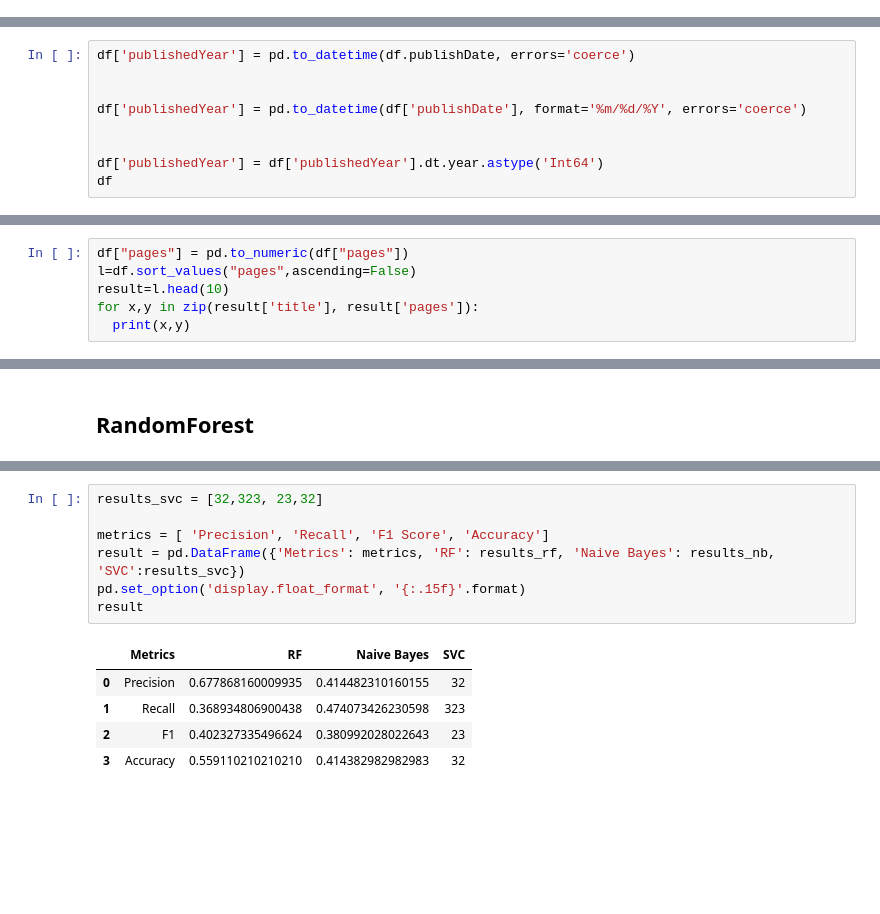
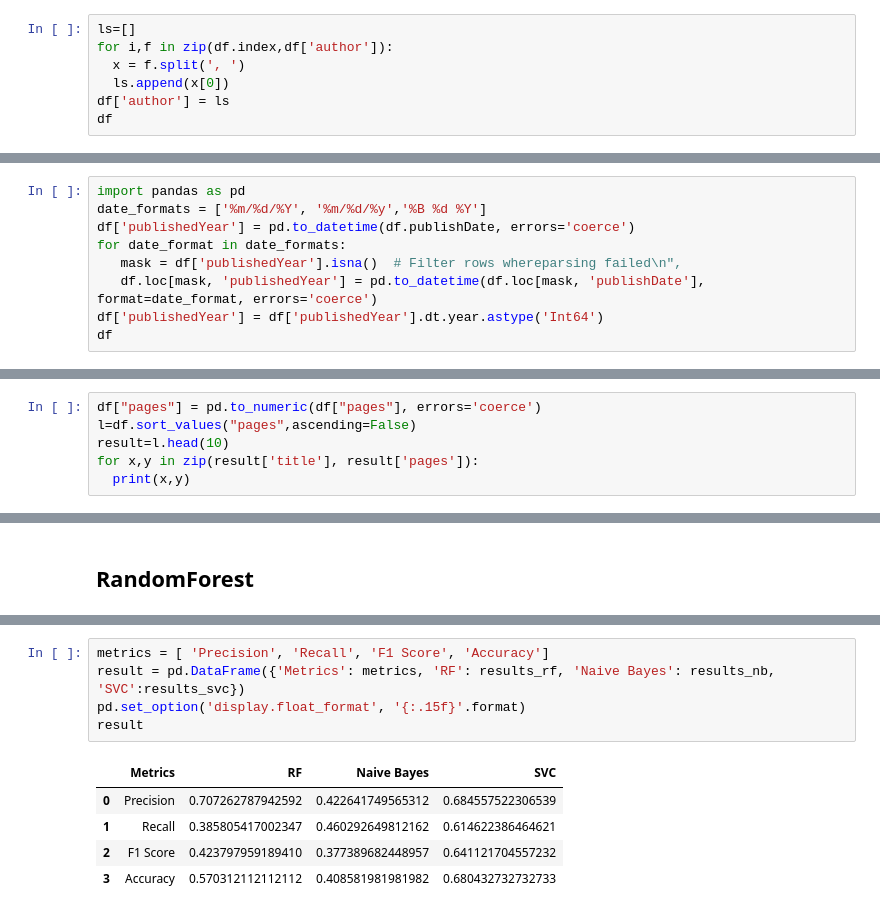
Before and after one commit to Kanellaman/Data-Mining-2, a Jupyter notebook: Untitled0.ipynb, the cells around one changed output, grey strips where cells are left out. Cells and saved outputs as stored; diff of their text form; blank space fills up the shorter version.

```diff
--- a/Untitled0.ipynb
+++ b/Untitled0.ipynb
@@ -98,0 +99,7 @@ df
+# %%
+ls=[]
+for i,f in zip(df.index,df['author']):
+  x = f.split(', ')
+  ls.append(x[0])
+df['author'] = ls
+df
@@ -99,10 +120,10 @@ df
 # %%
+import pandas as pd
+date_formats = ['%m/%d/%Y', '%m/%d/%y','%B %d %Y']
 df['publishedYear'] = pd.to_datetime(df.publishDate, errors='coerce')
-
-
-df['publishedYear'] = pd.to_datetime(df['publishDate'], format='%m/%d/%Y', errors='coerce')
-
-
+for date_format in date_formats:
+   mask = df['publishedYear'].isna()  # Filter rows whereparsing failed\n",
+   df.loc[mask, 'publishedYear'] = pd.to_datetime(df.loc[mask, 'publishDate'], format=date_format, errors='coerce')
 df['publishedYear'] = df['publishedYear'].dt.year.astype('Int64')
 df
 # %% [output]
@@ -129,7 +153,7 @@ hist_plot.set_ylabel('Frequency')
 # %% [markdown]
 ## Q2.2
 # %%
-df["pages"] = pd.to_numeric(df["pages"])
+df["pages"] = pd.to_numeric(df["pages"], errors='coerce')
 l=df.sort_values("pages",ascending=False)
 result=l.head(10)
 for x,y in zip(result['title'], result['pages']):
@@ -414,13 +494,11 @@ print("Accuracy:", accuracy_scores_svc)
 # %%
-results_svc = [32,323, 23,32]
-
 metrics = [ 'Precision', 'Recall', 'F1 Score', 'Accuracy']
 result = pd.DataFrame({'Metrics': metrics, 'RF': results_rf, 'Naive Bayes': results_nb, 'SVC':results_svc})
 pd.set_option('display.float_format', '{:.15f}'.format)
 result
 # %% [output]
 |  | Metrics | RF | Naive Bayes | SVC |
-| 0 | Precision | 0.677868160009935 | 0.414482310160155 | 32 |
-| 1 | Recall | 0.368934806900438 | 0.474073426230598 | 323 |
-| 2 | F1 | 0.402327335496624 | 0.380992028022643 | 23 |
-| 3 | Accuracy | 0.559110210210210 | 0.414382982982983 | 32 |
+| 0 | Precision | 0.707262787942592 | 0.422641749565312 | 0.684557522306539 |
+| 1 | Recall | 0.385805417002347 | 0.460292649812162 | 0.614622386464621 |
+| 2 | F1 Score | 0.423797959189410 | 0.377389682448957 | 0.641121704557232 |
+| 3 | Accuracy | 0.570312112112112 | 0.408581981981982 | 0.680432732732733 |
```
Also changed, not shown: parts of 14 cells of this notebook.
